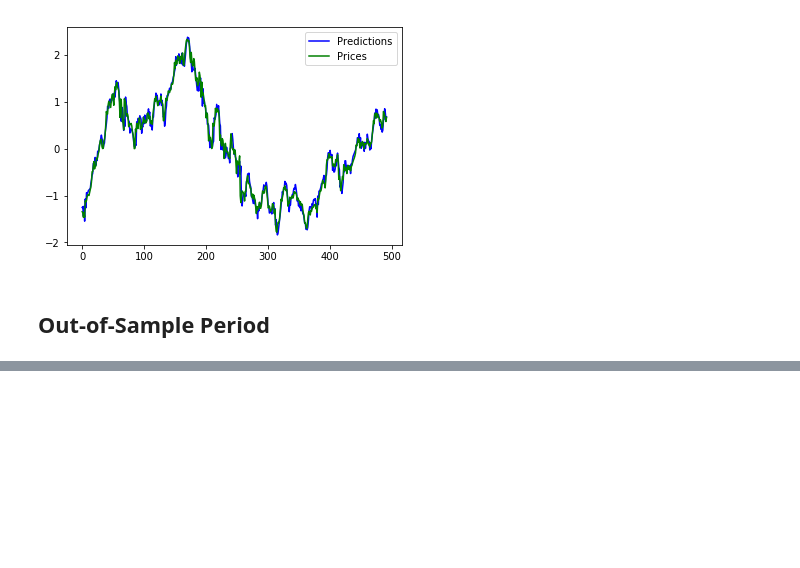
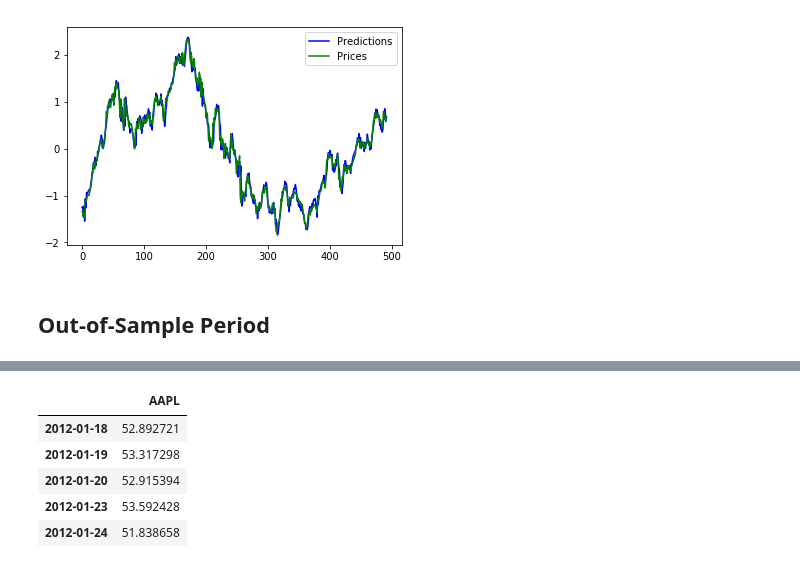
Before and after one commit to ryan-kp-miller/Stock-Price-Prediction-App, a Jupyter notebook: Regression_Experiment.ipynb, the cells around one changed output, grey strips where cells are left out. Cells and saved outputs as stored; diff of their text form; code cells hidden in the pictures; blank space fills up the shorter version.

Commit message:
Play around with updated StrategyLearner

```diff
--- a/Regression_Experiment.ipynb
+++ b/Regression_Experiment.ipynb
@@ -225,0 +236,41 @@ R-Squared of Model: 0.98499
+# %%
+#initializing objects
+sl = StrategyLearner(n=10, learner=Ridge, kwargs={'alpha':0.001, 'random_state':0})
+
+#in-sample parameters
+symbol = "AAPL"
+sd = "2008-01-01"
+ed = "2011-12-31"
+
+sv = 100000
+
+print()
+print("######################   In-Sample   #######################")
+print()
+
+#training Random Forest regressor
+sl.addEvidence(symbol, sd, ed, sv)
+
+#creating StrategyLearner orders dataframe
+trades_sl_df = sl.testPolicy(symbol, sd, ed, sv)
+orders_sl_df = sl.generate_orders_df(trades_sl_df, symbol)
+
+#testing learner
+test_code(sl, orders_sl_df, sd, ed, symbol, sv,
+          "Strategy Learner vs %s (in-sample)"%symbol, False)
+
+
+print()
+print("######################  Out-of-Sample  ######################")
+print()
+
+#out-of-sample dates
+sd = "2012-01-01"
+ed = "2013-12-31"
+
+#creating StrategyLearner orders dataframe
+trades_sl_df = sl.testPolicy(symbol, sd, ed, sv)
+orders_sl_df = sl.generate_orders_df(trades_sl_df, symbol)
+
+test_code(sl, orders_sl_df, sd, ed, symbol, sv,
+          "Strategy Learner vs %s (out-of-sample)"%symbol, False)
@@ -225,0 +297,9 @@ R-Squared of Model: 0.98499
+# %%
+sl.prices_pred.head()
+# %% [output]
+|  | AAPL |
+| 2012-01-18 | 52.892721 |
+| 2012-01-19 | 53.317298 |
+| 2012-01-20 | 52.915394 |
+| 2012-01-23 | 53.592428 |
+| 2012-01-24 | 51.838658 |
```
Also changed, not shown: parts of 8 cells of this notebook.
